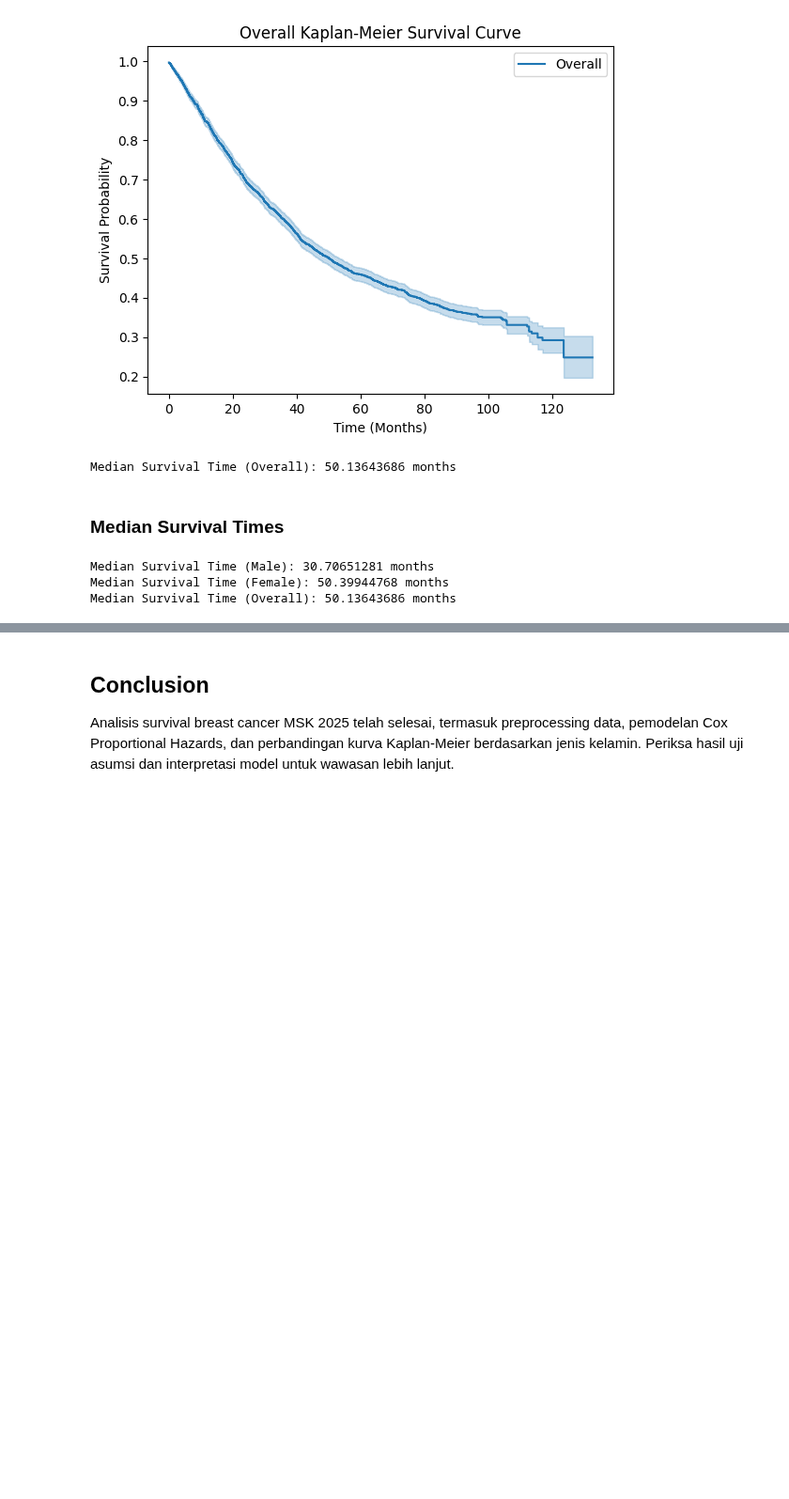
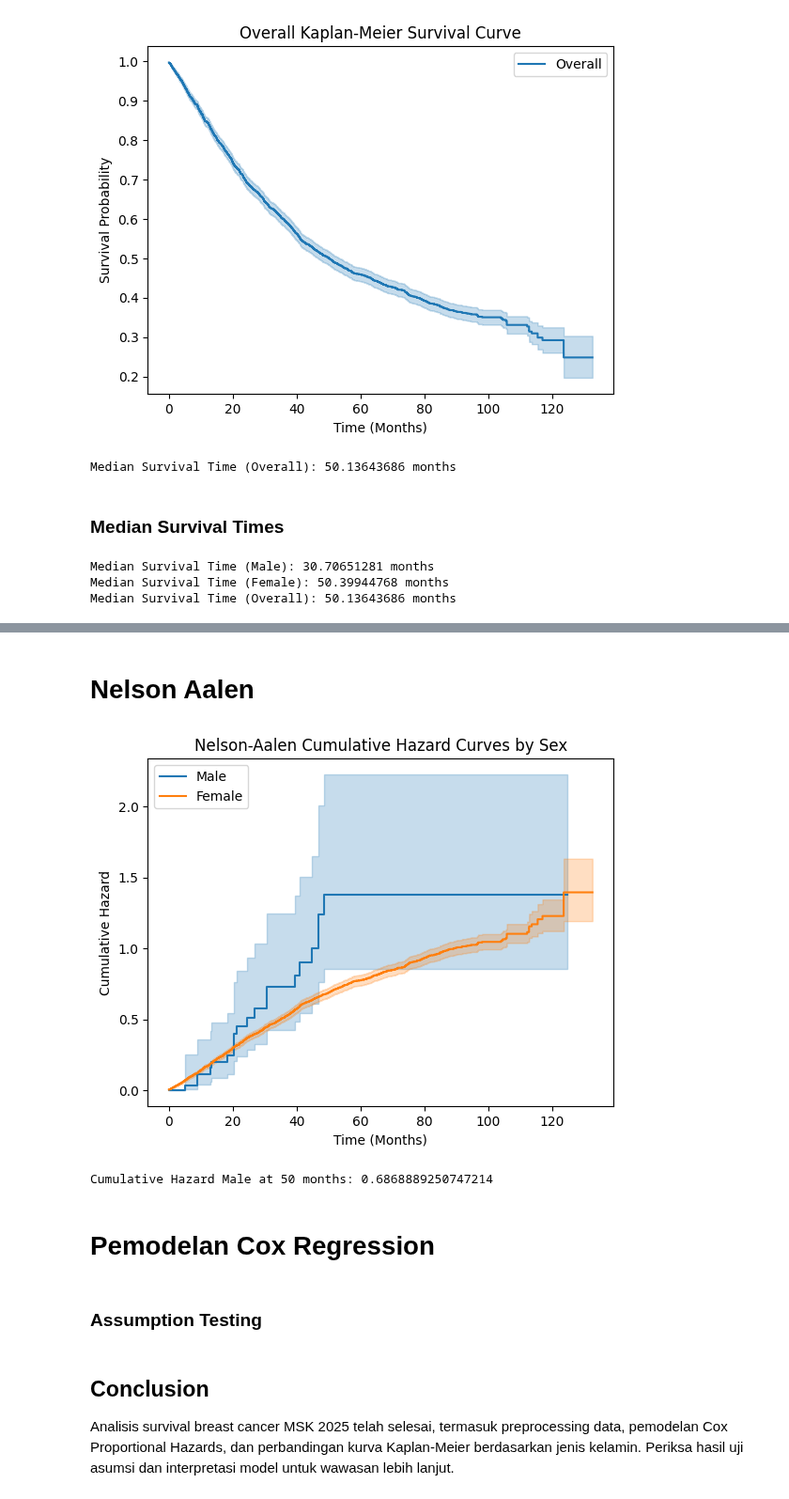
Before and after one commit to wildanjr19/5th-college, a Jupyter notebook: Analisis Tahan Hidup/Final Project/Breast_Msk_2025/Breast_Msk_2025.ipynb, the cells around one changed output, grey strips where cells are left out. Shown at 94% size. Drawn from its saved outputs; the diff is of its cells as text; code cells hidden in the pictures; blank space fills up the shorter version.

```diff
--- a/Analisis Tahan Hidup/Final Project/Breast_Msk_2025/Breast_Msk_2025.ipynb
+++ b/Analisis Tahan Hidup/Final Project/Breast_Msk_2025/Breast_Msk_2025.ipynb
@@ -230,0 +206,38 @@ Median Survival Time (Overall): 50.13643686 months
+# %% [markdown]
+# Nelson Aalen
+# %%
+from lifelines import NelsonAalenFitter
+import matplotlib.pyplot as plt
+
+# Buat Nelson-Aalen fitter
+naf = NelsonAalenFitter()
+
+# Pisahkan data berdasarkan jenis kelamin
+male = df[df['Sex'] == 'Male']
+female = df[df['Sex'] == 'Female']
+
+# Fit dan plot cumulative hazard untuk Male
+naf.fit(male['Overall Survival (Months)'], male['Overall Survival Status'], label='Male')
+ax = naf.plot()
+
+# Fit dan plot cumulative hazard untuk Female
+naf.fit(female['Overall Survival (Months)'], female['Overall Survival Status'], label='Female')
+naf.plot(ax=ax)
+
+# Tambahkan label dan judul
+plt.xlabel('Time (Months)')
+plt.ylabel('Cumulative Hazard')
+plt.title('Nelson-Aalen Cumulative Hazard Curves by Sex')
+plt.legend()
+plt.show()
+
+# Untuk menampilkan nilai cumulative hazard pada waktu tertentu (misalnya, median survival)
+# Ambil nilai pada waktu tertentu, contoh: pada 50 bulan
+hazard_male_at_50 = naf.predict(50)  # Jika naf sudah fit untuk male
+print(f"Cumulative Hazard Male at 50 months: {hazard_male_at_50}")
+# Lakukan serupa untuk female
+# %% [output]
+[figure, added]
+Cumulative Hazard Male at 50 months: 0.6868889250747214
+# %% [markdown]
+# Pemodelan Cox Regression
@@ -230,0 +283,2 @@ Median Survival Time (Overall): 50.13643686 months
+# %% [markdown]
+### Assumption Testing
```
Also changed, not shown: parts of 10 cells of this notebook.
